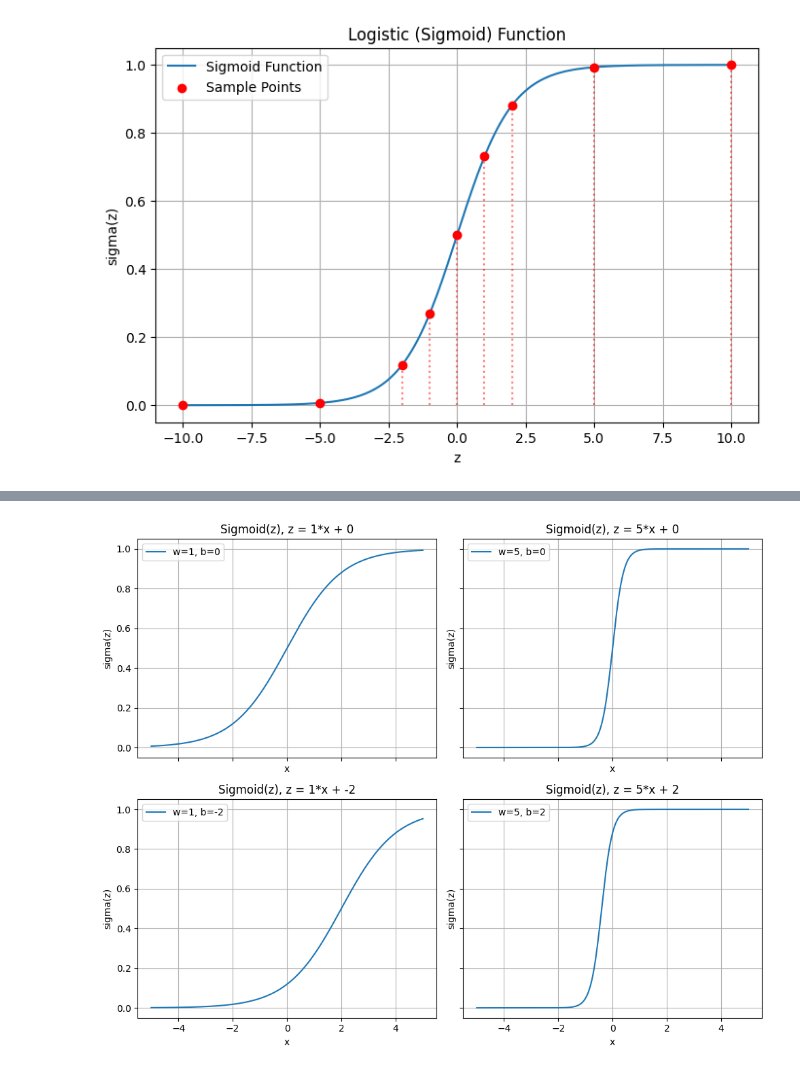
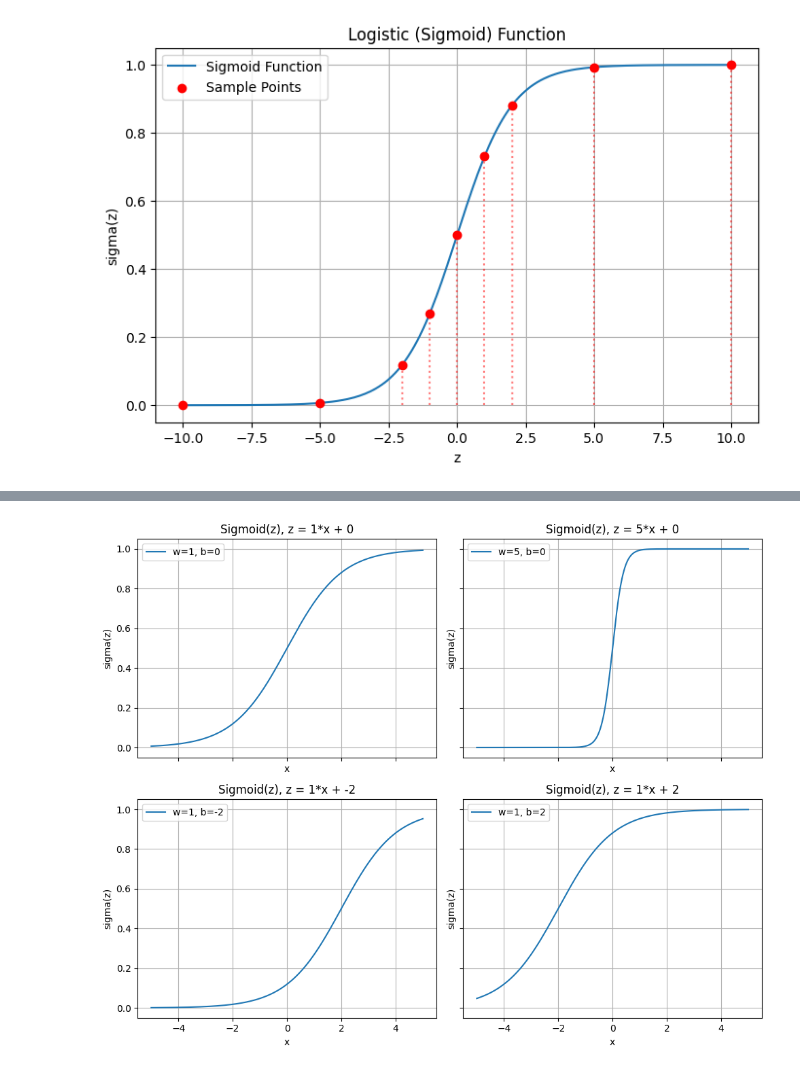
Before and after one commit to yoshiwatanabe/python-test, a Jupyter notebook: math/logistic_function.ipynb, the cells around one changed output, grey strips where cells are left out. Saved outputs shown, nothing was run; the diff lists cells and outputs as text; code cells hidden in the pictures.

```diff
--- a/math/logistic_function.ipynb
+++ b/math/logistic_function.ipynb
@@ -103,32 +161,32 @@ def sigmoid(z):
 params_list = [
     {"w": 1,  "b": 0},
     {"w": 5,  "b": 0},
     {"w": 1,  "b": -2},
-    {"w": 5,  "b": 2}
+    {"w": 1,  "b": 2}
 ]
 
 x = np.linspace(-5, 5, 300)
 
 fig, axes = plt.subplots(2, 2, figsize=(10, 8), sharex=True, sharey=True)
 axes = axes.ravel()  # 2x2 のサブプロットを配列に
 
 for i, param in enumerate(params_list):
     w, b = param["w"], param["b"]
     z = w * x + b
     y = sigmoid(z)
 
     # サブプロットごとに描画
     axes[i].plot(x, y, label=f"w={w}, b={b}")
 
     # 軸の調整など
     axes[i].set_title(f"Sigmoid(z), z = {w}*x + {b}")
     axes[i].set_xlabel("x")
     axes[i].set_ylabel("sigma(z)")
     axes[i].set_ylim(-0.05, 1.05)
     axes[i].grid(True)
     axes[i].legend()
 
 plt.tight_layout()
 plt.show()
 # %% [output]
-[figure, old version]
+[figure, new version]
```
Also changed, not shown: parts of 8 cells of this notebook.
